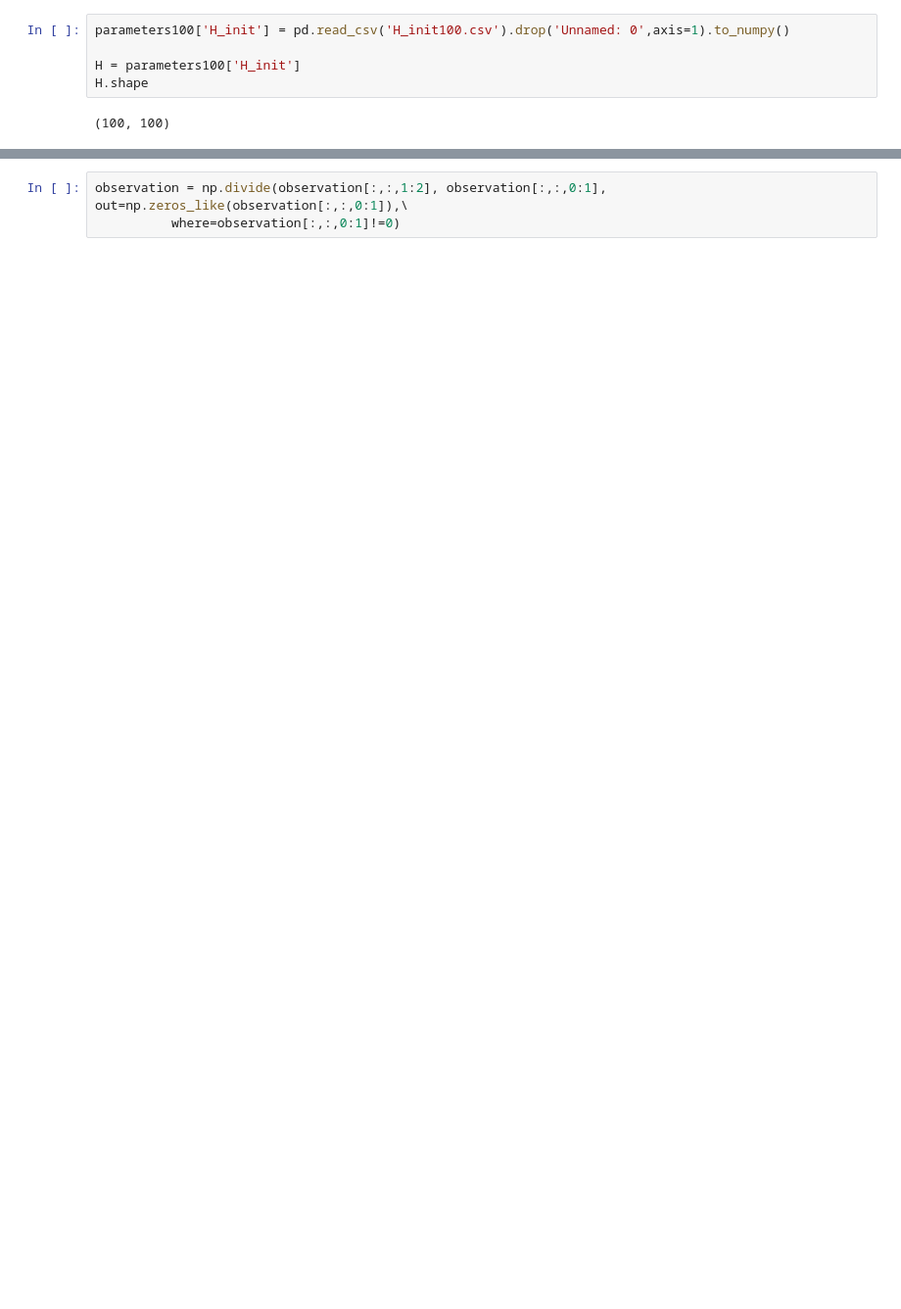
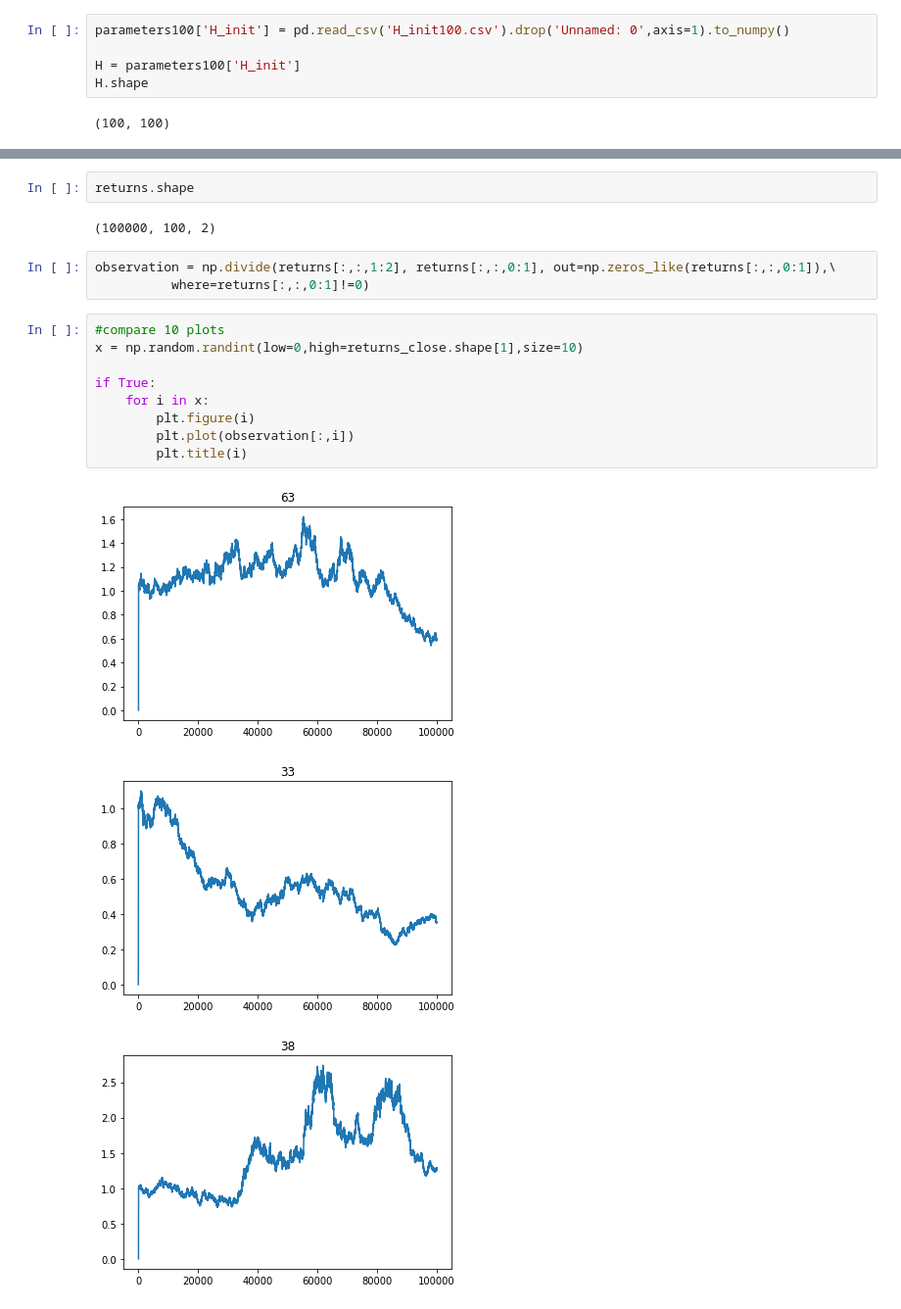
Before and after one commit to zm922/sum19, a Jupyter notebook: generate_data.ipynb, the cells around one changed output, grey strips where cells are left out. Shown: that part at 98% size. Cells and saved outputs as stored; diff of their text form; blank space fills up the shorter version.

```diff
--- a/generate_data.ipynb
+++ b/generate_data.ipynb
@@ -146,5 +149,22 @@ observation = np.stack([returns_open,returns_close],axis=2)
 # observation = np.concatenate((returns_stack,np.tile(np.asarray(condNum_list),(num_assets,1))[:,:,None]),axis=2)
 condNum_array = np.asarray(condNum_list)
+# %%
+returns.shape
+# %% [output]
+(100000, 100, 2)
 # %%
-observation = np.divide(observation[:,:,1:2], observation[:,:,0:1], out=np.zeros_like(observation[:,:,0:1]),\
-          where=observation[:,:,0:1]!=0)
+observation = np.divide(returns[:,:,1:2], returns[:,:,0:1], out=np.zeros_like(returns[:,:,0:1]),\
+          where=returns[:,:,0:1]!=0)
+# %%
+#compare 10 plots
+x = np.random.randint(low=0,high=returns_close.shape[1],size=10)
+
+if True:
+    for i in x:
+        plt.figure(i)
+        plt.plot(observation[:,i])
+        plt.title(i)
+# %% [output]
+[figure, added]
+[figure, added]
+[figure, added]
```
Also changed, not shown: parts of 6 cells of this notebook, 17 other files.
